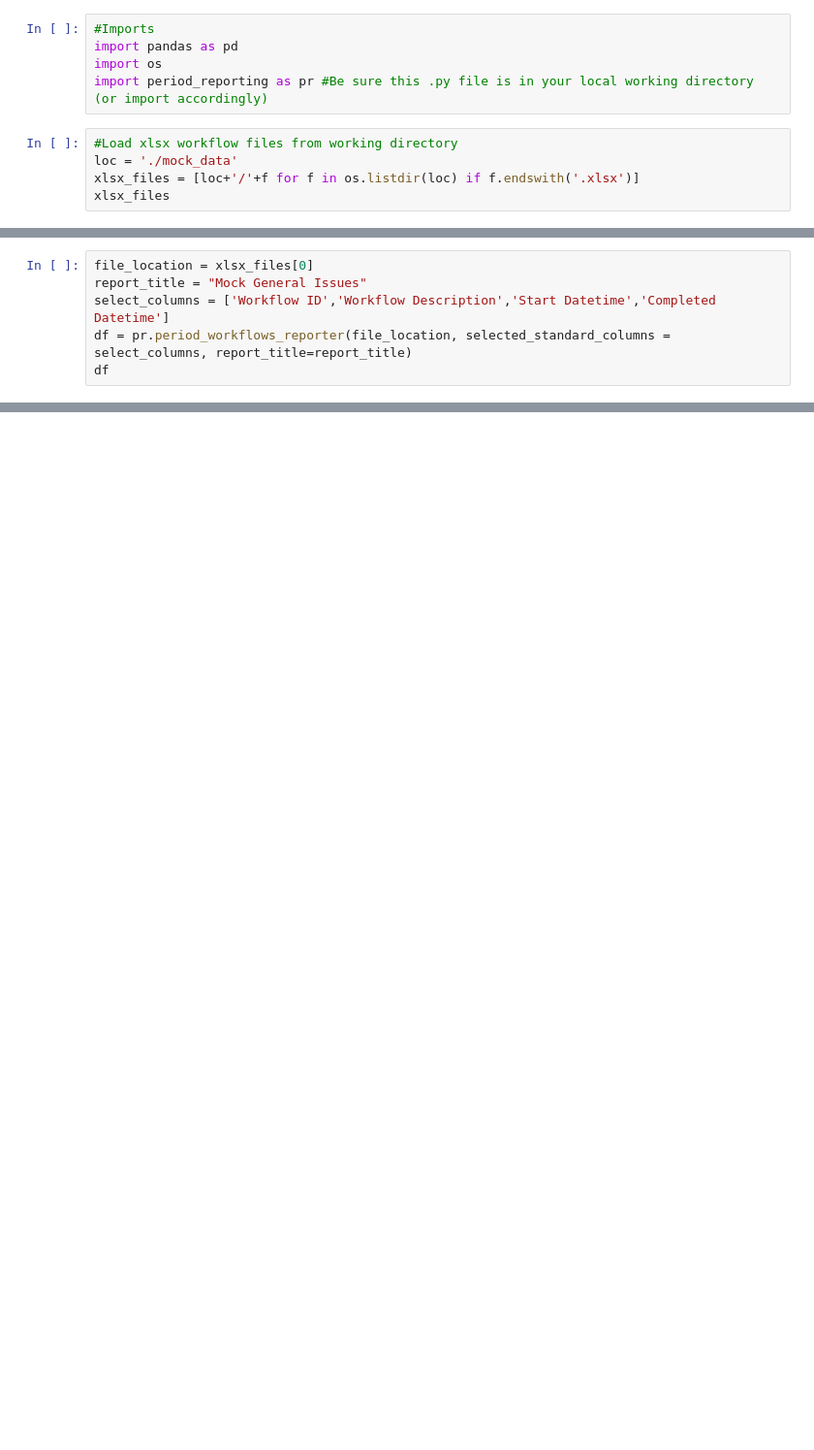
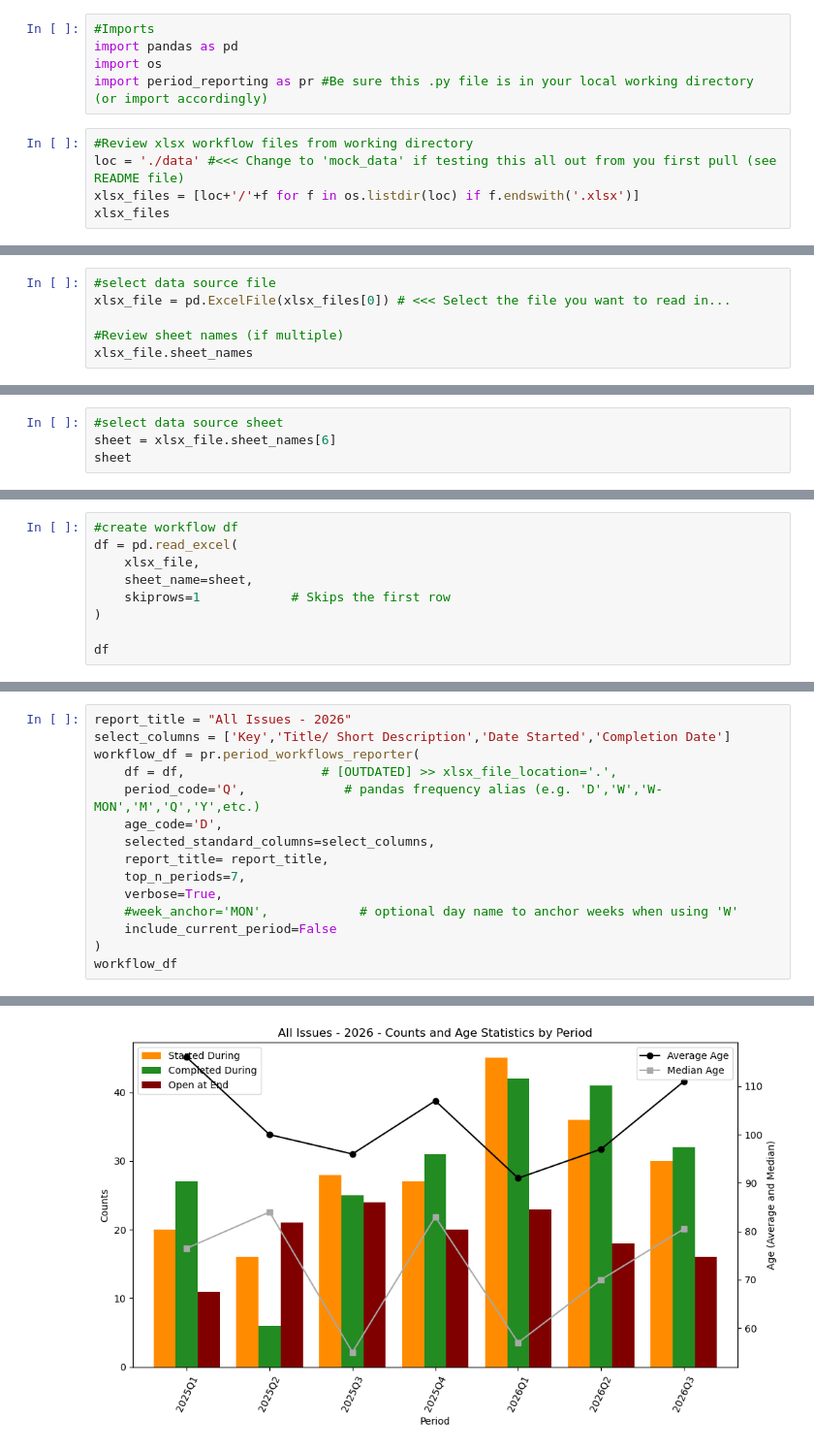
Before and after one commit to JsonBravo/Workflow_Metric_Reporting, a Jupyter notebook: period_reporting_notebook.ipynb, the cells around one changed output, grey strips where cells are left out. Shown at 97% size. Cells and saved outputs as stored; diff of their text form; blank space fills up the shorter version.

Commit message:
Updated method to take df instead of a file name (just read in file to df within your main)

```diff
--- a/period_reporting_notebook.ipynb
+++ b/period_reporting_notebook.ipynb
@@ -4,8 +4,8 @@ import pandas as pd
 import os
 import period_reporting as pr #Be sure this .py file is in your local working directory (or import accordingly)
 # %%
-#Load xlsx workflow files from working directory
-loc = './mock_data'
+#Review xlsx workflow files from working directory
+loc = './data' #<<< Change to 'mock_data' if testing this all out from you first pull (see README file)
 xlsx_files = [loc+'/'+f for f in os.listdir(loc) if f.endswith('.xlsx')]
 xlsx_files
 # %% [output]
@@ -15,7 +14,7 @@ xlsx_files
 # %%
-file_location = xlsx_files[0]
-report_title = "Mock General Issues"
-select_columns = ['Workflow ID','Workflow Description','Start Datetime','Completed Datetime']
-df = pr.period_workflows_reporter(file_location, selected_standard_columns = select_columns, report_title=report_title)
-df
+#select data source file
+xlsx_file = pd.ExcelFile(xlsx_files[0]) # <<< Select the file you want to read in...
+
+#Review sheet names (if multiple)
+xlsx_file.sheet_names
 # %% [output]
@@ -140,0 +39,4 @@ Key Workflows at the end of Period 2025-01:
+# %%
+#select data source sheet
+sheet = xlsx_file.sheet_names[6]
+sheet
@@ -140,0 +45,9 @@ Key Workflows at the end of Period 2025-01:
+# %%
+#create workflow df
+df = pd.read_excel(
+    xlsx_file,
+    sheet_name=sheet,
+    skiprows=1            # Skips the first row
+)
+
+df
@@ -140,0 +68,16 @@ Key Workflows at the end of Period 2025-01:
+# %%
+report_title = "All Issues - 2026"
+select_columns = ['Key','Title/ Short Description','Date Started','Completion Date']
+workflow_df = pr.period_workflows_reporter(
+    df = df,                  # [OUTDATED] >> xlsx_file_location='.',
+    period_code='Q',             # pandas frequency alias (e.g. 'D','W','W-MON','M','Q','Y',etc.)
+    age_code='D',
+    selected_standard_columns=select_columns,
+    report_title= report_title,
+    top_n_periods=7,
+    verbose=True,
+    #week_anchor='MON',            # optional day name to anchor weeks when using 'W'
+    include_current_period=False
+)
+workflow_df
+# %% [output]
@@ -140,0 +101 @@ Key Workflows at the end of Period 2025-01:
+[figure, added]
```
Also changed, not shown: parts of 7 cells of this notebook, 1 other file.
